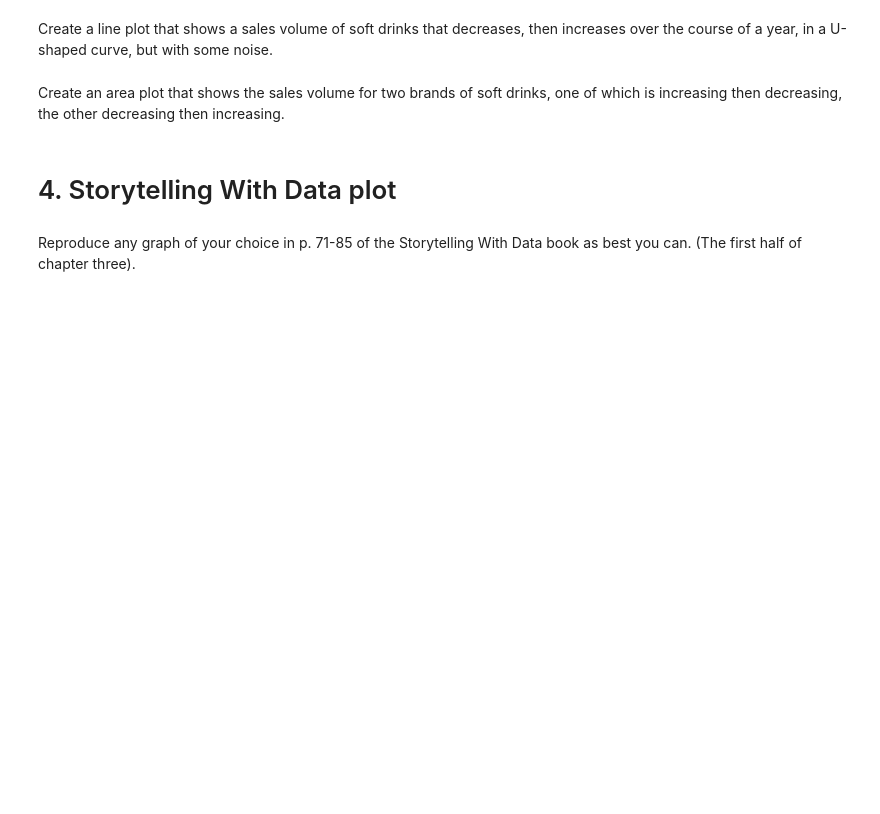
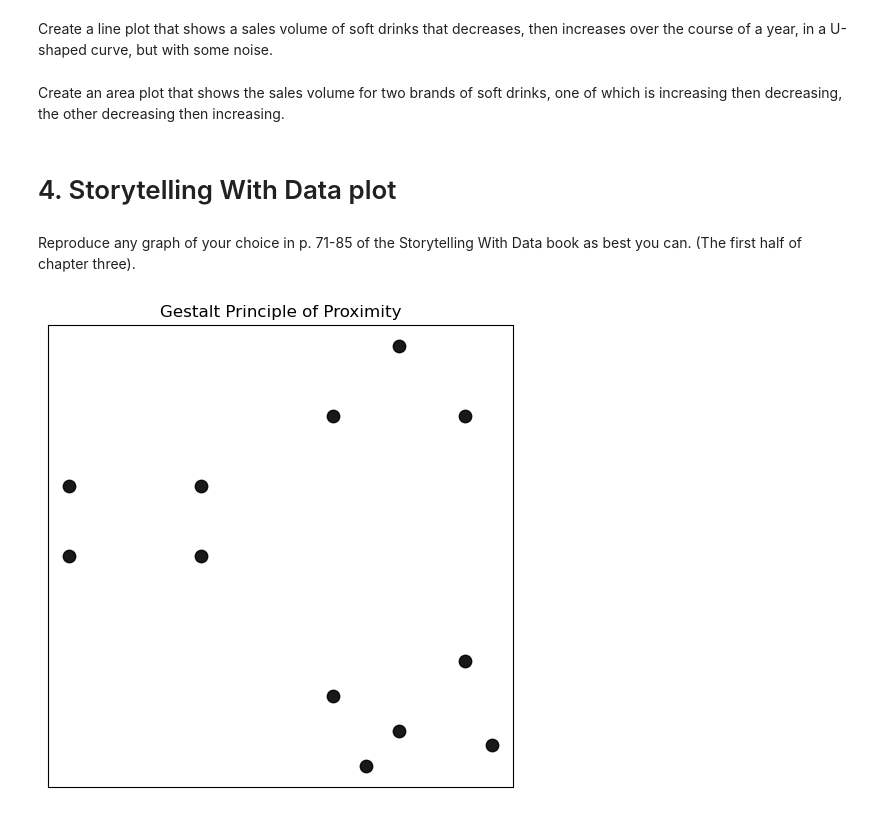
Before and after one commit to veniola/Module-B-semester-2, a Jupyter notebook: OMDS-ModB2-Week5-Eniola-Victoria.ipynb, the cells around one changed output. Drawn from its saved outputs; the diff is of its cells as text; code cells hidden in the pictures; blank space fills up the shorter version.

```diff
--- a/OMDS-ModB2-Week5-Eniola-Victoria.ipynb
+++ b/OMDS-ModB2-Week5-Eniola-Victoria.ipynb
@@ -184,3 +184,28 @@ Create an area plot that shows the sales volume for two brands of soft drinks, o
 # 4. Storytelling With Data plot
 # %% [markdown]
 Reproduce any graph of your choice in p. 71-85 of the Storytelling With Data book as best you can.  (The first half of chapter three).
+# %%
+# STORYTELLING WITH DATA GRAPH
+
+# Gestalt principle of proximity
+import matplotlib.pyplot as plt
+xs1 = [[1, 1, 2, 2], [3, 3.5, 4], [3, 3.25, 3.5, 4, 4.2]]
+ys1 = [[1, 2, 1, 2], [3, 4, 3], [-1, -2, -1.5, -0.5, -1.7]]
+
+plt.figure(figsize=(6, 6))
+
+# Plot each group separately (avoids passing nested lists directly to scatter)
+for (x, y) in zip(xs1, ys1):
+	plt.scatter(x, y, s=80, alpha=0.9, color='black')
+
+plt.title("Gestalt Principle of Proximity")
+# plt.xlabel("X-axis")
+# plt.ylabel("Y-axis")
+
+# Hide x any y axis
+plt.gca().axes.get_xaxis().set_visible(False)
+plt.gca().axes.get_yaxis().set_visible(False)
+
+plt.show()
+# %% [output]
+[figure, added]
```
